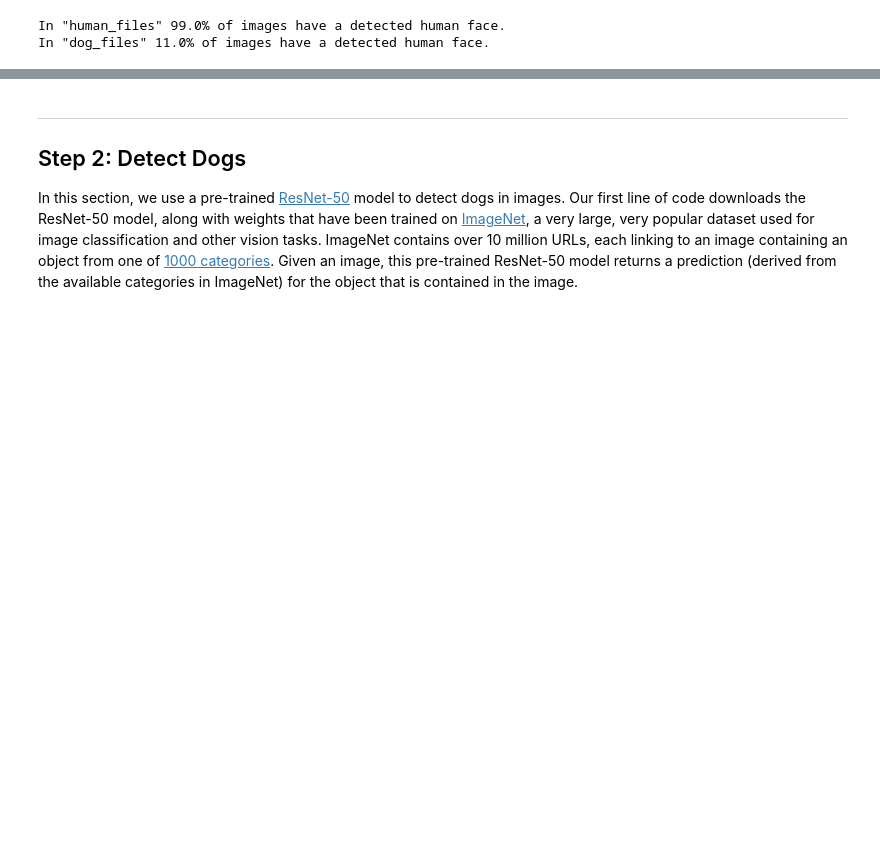
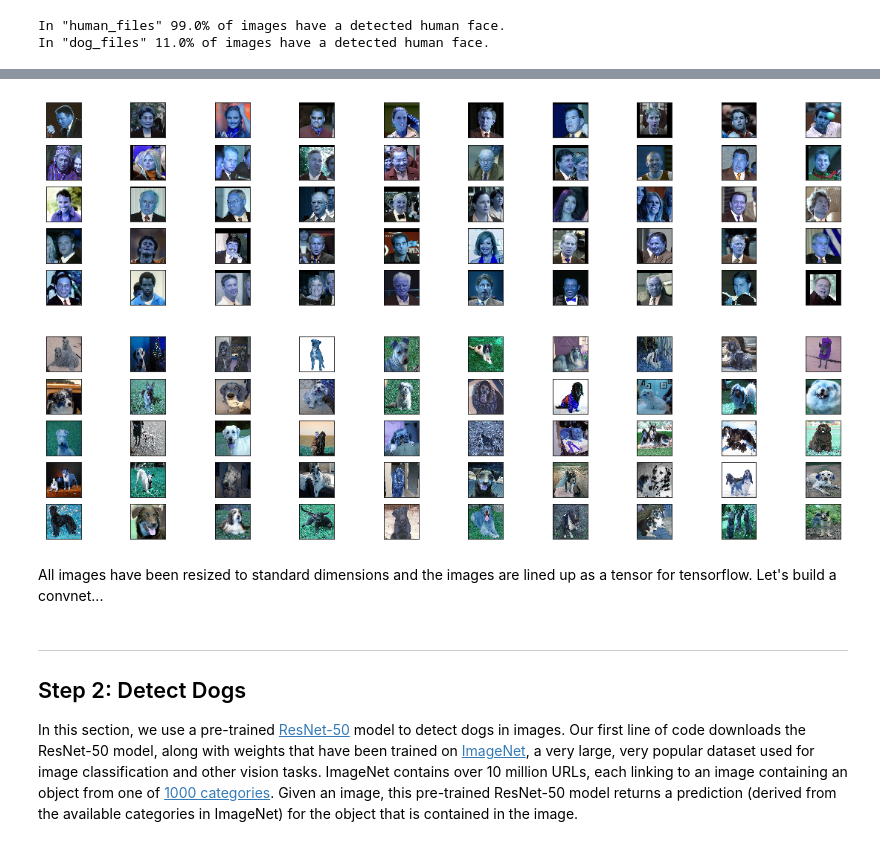
Before and after one commit to SophonAlpha/Udacity-dog-project, a Jupyter notebook: dog_app.ipynb, the cells around one changed output, grey strips where cells are left out. Cells and saved outputs as stored; diff of their text form; code cells hidden in the pictures; blank space fills up the shorter version.

```diff
--- a/dog_app.ipynb
+++ b/dog_app.ipynb
@@ -205,0 +289,19 @@ We suggest the face detector from OpenCV as a potential way to detect human imag
+# %%
+import matplotlib.pyplot as plt
+%matplotlib inline
+
+# display some of the images
+fig1 = plt.figure(figsize=(20,5))
+for i in range(50):
+    ax = fig1.add_subplot(5, 10, i+1, xticks=[], yticks=[])
+    ax.imshow(np.squeeze(human_tensors[i]))
+
+fig2 = plt.figure(figsize=(20,5))
+for i in range(50):
+    ax = fig2.add_subplot(5, 10, i+1, xticks=[], yticks=[])
+    ax.imshow(np.squeeze(dog_tensors[i]))
+# %% [output]
+[figure, added]
+[figure, added]
+# %% [markdown]
+All images have been resized to standard dimensions and the images are lined up as a tensor for tensorflow. Let's build a convnet...
```
Also changed, not shown: parts of 11 cells of this notebook.
